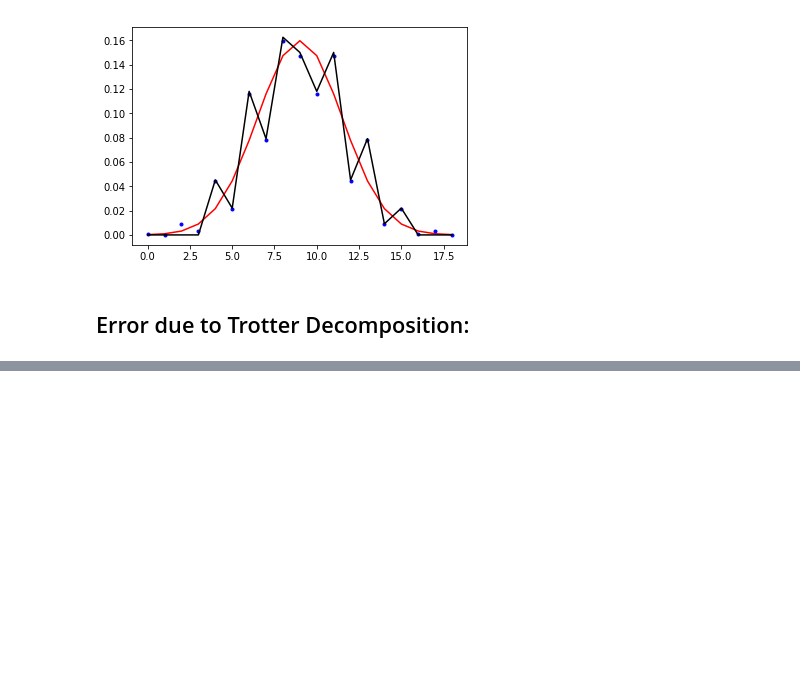
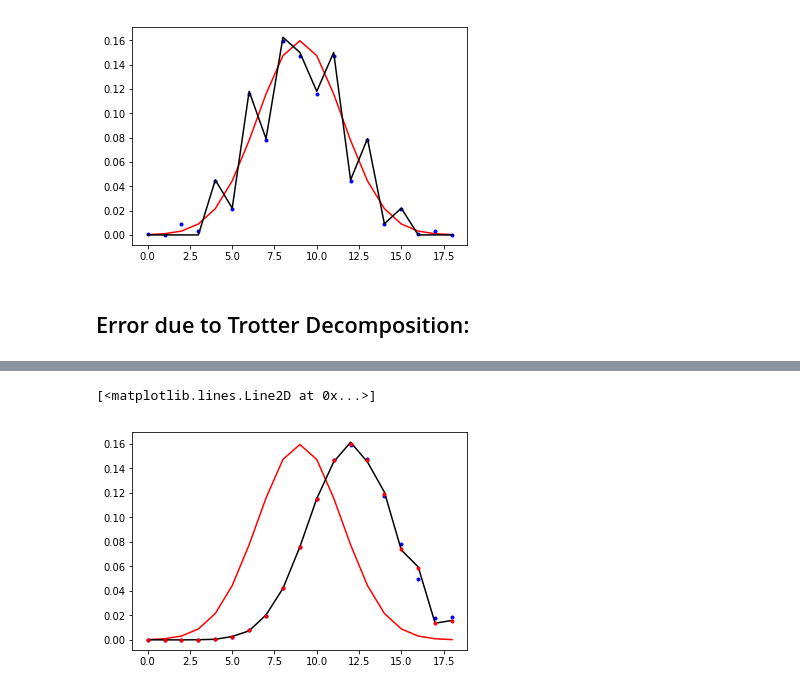
Before and after one commit to juanjosegarciaripoll/seemps, a Jupyter notebook: old/File 4a - Time evolution - TEBD.ipynb, the cells around one changed output, grey strips where cells are left out. Saved outputs shown, nothing was run; the diff lists cells and outputs as text; code cells hidden in the pictures; blank space fills up the shorter version.

```diff
--- a/old/File 4a - Time evolution - TEBD.ipynb
+++ b/old/File 4a - Time evolution - TEBD.ipynb
@@ -540,0 +541,9 @@ for Nt in Nt_list:
+# %%
+plt.plot(abs(ψwave)**2, "r-")
+plt.plot(abs(ψwave_final)**2, "b.")
+O = mps.evolution.creation_op(2)@ mps.evolution.annihilation_op(2)
+plt.plot([mps.expectation.expectation1_non_canonical(ψ, O, site) for site in range(N)] , "k-")
+plt.plot([mps.expectation.expectation1_non_canonical(ψ2, O, site) for site in range(N)] , "r.")
+# %% [output]
+[<matplotlib.lines.Line2D at 0x...>]
+[figure, added]
```
Also changed, not shown: parts of 14 cells of this notebook, 5 other files.
